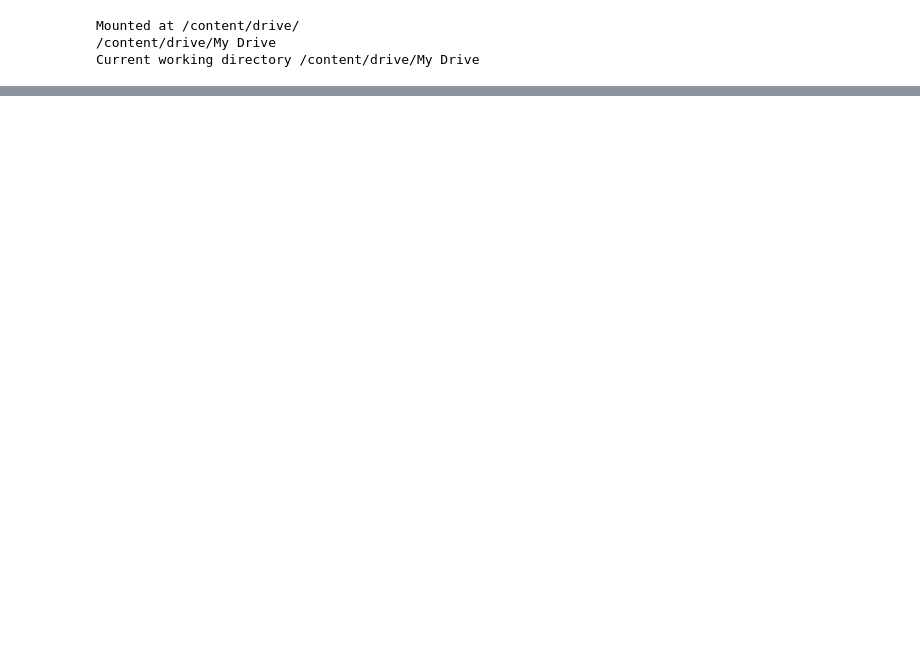
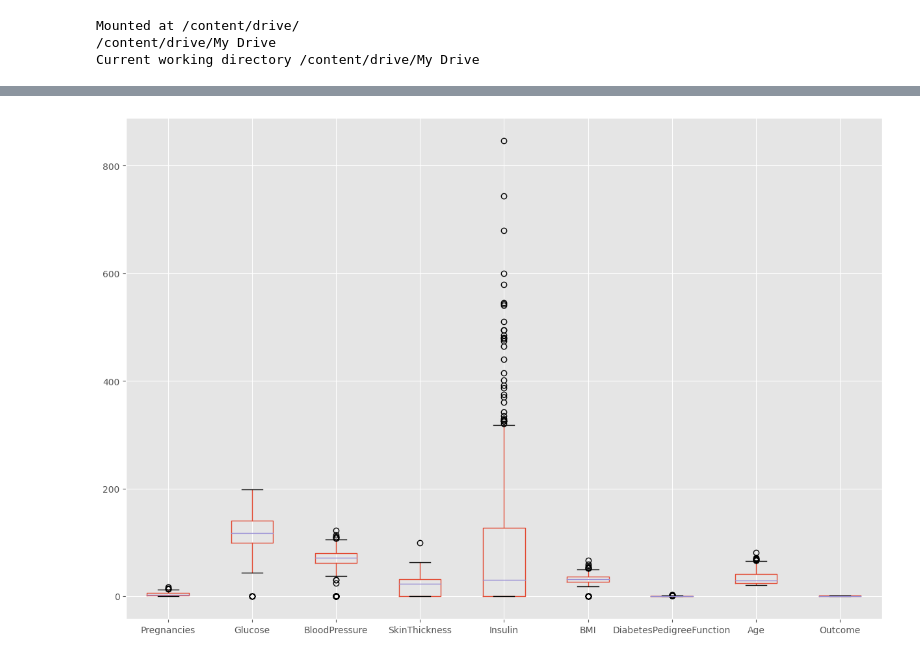
Before and after one commit to jibbsmathew/Diabetes_Dataset_Profiling, a Jupyter notebook: DiabetesAnalysis.ipynb, the cells around one changed output, grey strips where cells are left out. Saved outputs shown, nothing was run; the diff lists cells and outputs as text; code cells hidden in the pictures; blank space fills up the shorter version.

```diff
--- a/DiabetesAnalysis.ipynb
+++ b/DiabetesAnalysis.ipynb
@@ -129,0 +224,6 @@ diabetes_data.profile_report()#Detailed Exploratory Data Analysis
+# %%
+# Box plots for each numerical column
+diabetes_data.boxplot(figsize=(15, 10))
+plt.show()
+# %% [output]
+[figure, added]
```
Also changed, not shown: parts of 14 cells of this notebook.
